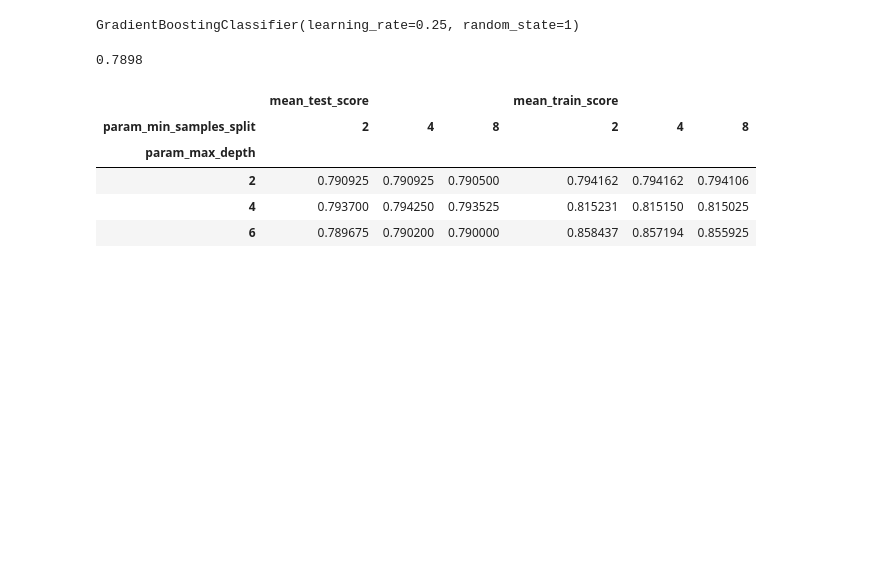
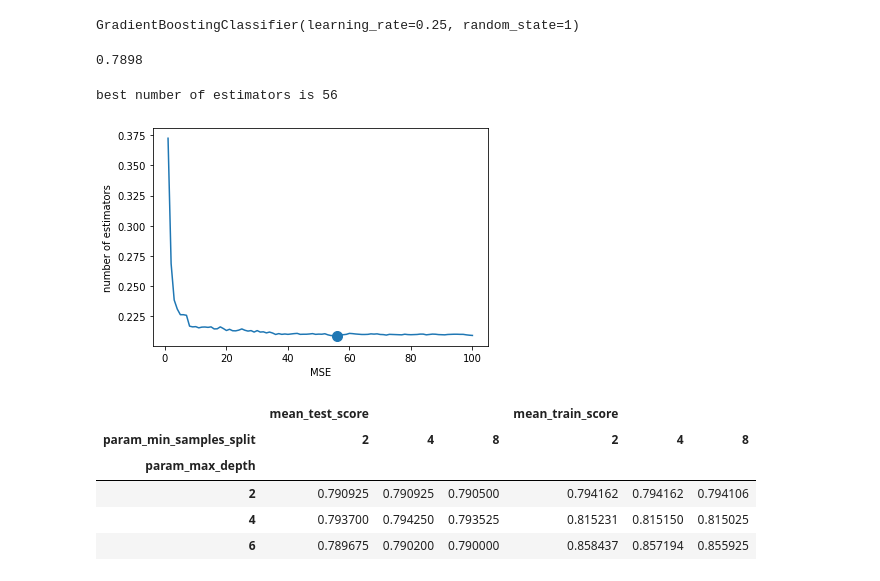
Before and after one commit to daniellkennett/churn_case_study, a Jupyter notebook: src/michael_churn_v2.ipynb, the cells around one changed output. Saved outputs shown, nothing was run; the diff lists cells and outputs as text; code cells hidden in the pictures; blank space fills up the shorter version.

Commit message:
included staged_predict to optimize estimators for learning rate

```diff
--- a/src/michael_churn_v2.ipynb
+++ b/src/michael_churn_v2.ipynb
@@ -111,7 +111,7 @@ X_train, X_test, y_train, y_test = train_test_split(X,y, test_size=.2, random_st
 # %%
 gdbr = GradientBoostingClassifier(learning_rate=.25,
                                   loss='deviance',
-                                  n_estimators=100,
+                                  n_estimators=56,
                                   random_state=1)
 # %%
 gdbr.fit(X_train, y_train)
@@ -127,6 +127,21 @@ np.mean(gdbr.train_score_)
 for i in X:
     print('{predictor} has an importance of {importance}'.{predictor=i,
                                                           importance=gdbr.feature_importances_})
+# %%
+def get_scores_v_n_est(model, y_test ):
+    scores = [mean_squared_error(y_test, predict) for predict in model.staged_predict(X_test)]
+    return scores
+# %%
+scores = get_scores_v_n_est(gdbr, y_test )
+fig,ax = plt.subplots()
+ax.plot(np.arange(len(scores))+1,scores)
+ax.scatter(np.argmin(scores)+1, scores[np.argmin(scores)], s=100)
+ax.set_ylabel('number of estimators')
+ax.set_xlabel('MSE')
+print('best number of estimators is {}'.format(np.argmin(scores)+1) )
+# %% [output]
+best number of estimators is 56
+[figure, added]
 # %%
 
 
```
